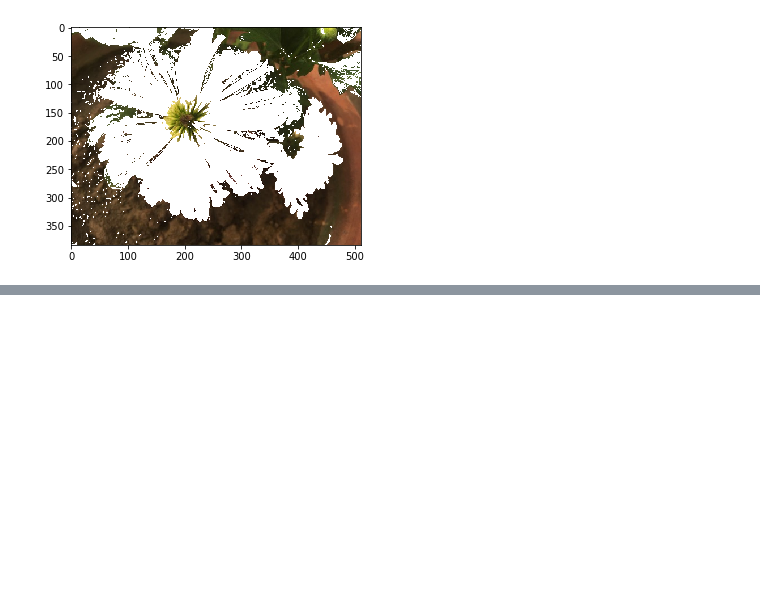
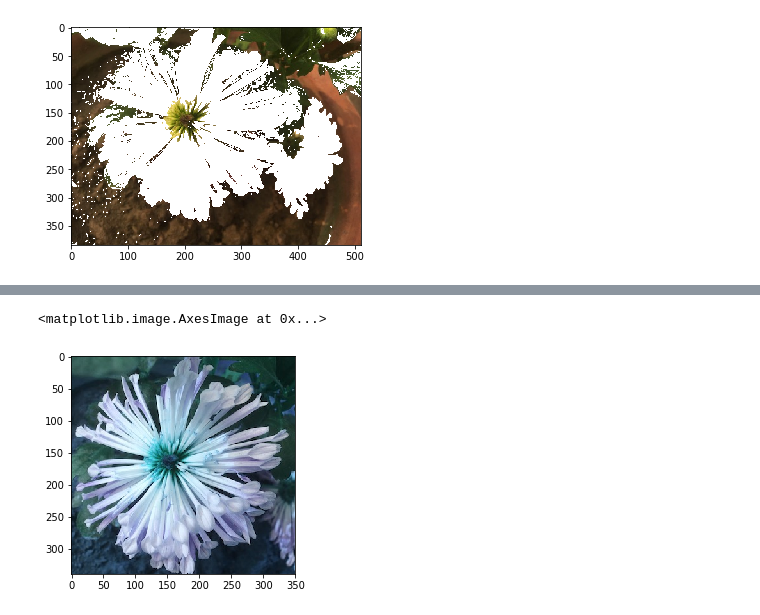
Before and after one commit to mvp18/Advanced-Digital-Image-Processing-and-Computer-Vision, a Jupyter notebook: Assignment 4/swag2198_codes/expt4.ipynb, the cells around one changed output, grey strips where cells are left out. Drawn from its saved outputs; the diff is of its cells as text; code cells hidden in the pictures; blank space fills up the shorter version.

Commit message:
added dominant colors using Kmeans

```diff
--- a/Assignment 4/swag2198_codes/expt4.ipynb
+++ b/Assignment 4/swag2198_codes/expt4.ipynb
@@ -175,0 +322,7 @@ plt.imsave('mode2.png',img_rgb1, cmap = 'gray')
+# %%
+img = cv2.imread('/home/swagatam/cpp_test/wwsIP/practice/assignment4/IMG_6479.jpg')
+# img = img[50:300, 100:350]
+img_rgb = cv2.cvtColor(img, cv2.COLOR_BGR2RGB)
+
+xy_array = get_2D_chromatics(img)
+pixels = get_dominant_color(img_rgb, xy_array)
@@ -175,0 +334,7 @@ plt.imsave('mode2.png',img_rgb1, cmap = 'gray')
+# %%
+img_cropped = img[0:340, 50:400]
+# %%
+plt.imshow(img_cropped, cmap = 'gray')
+# %% [output]
+<matplotlib.image.AxesImage at 0x...>
+[figure, added]
```
Also changed, not shown: parts of 16 cells of this notebook, 4 other files.
